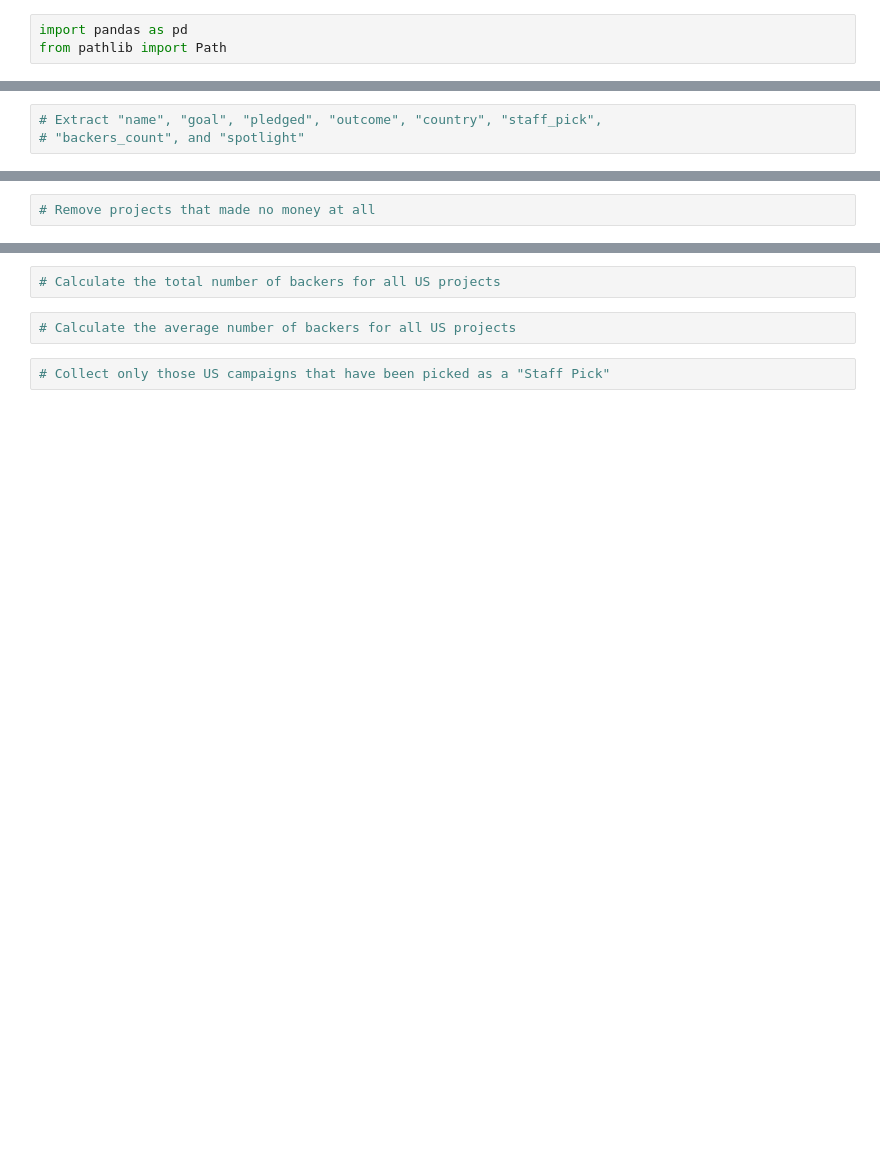
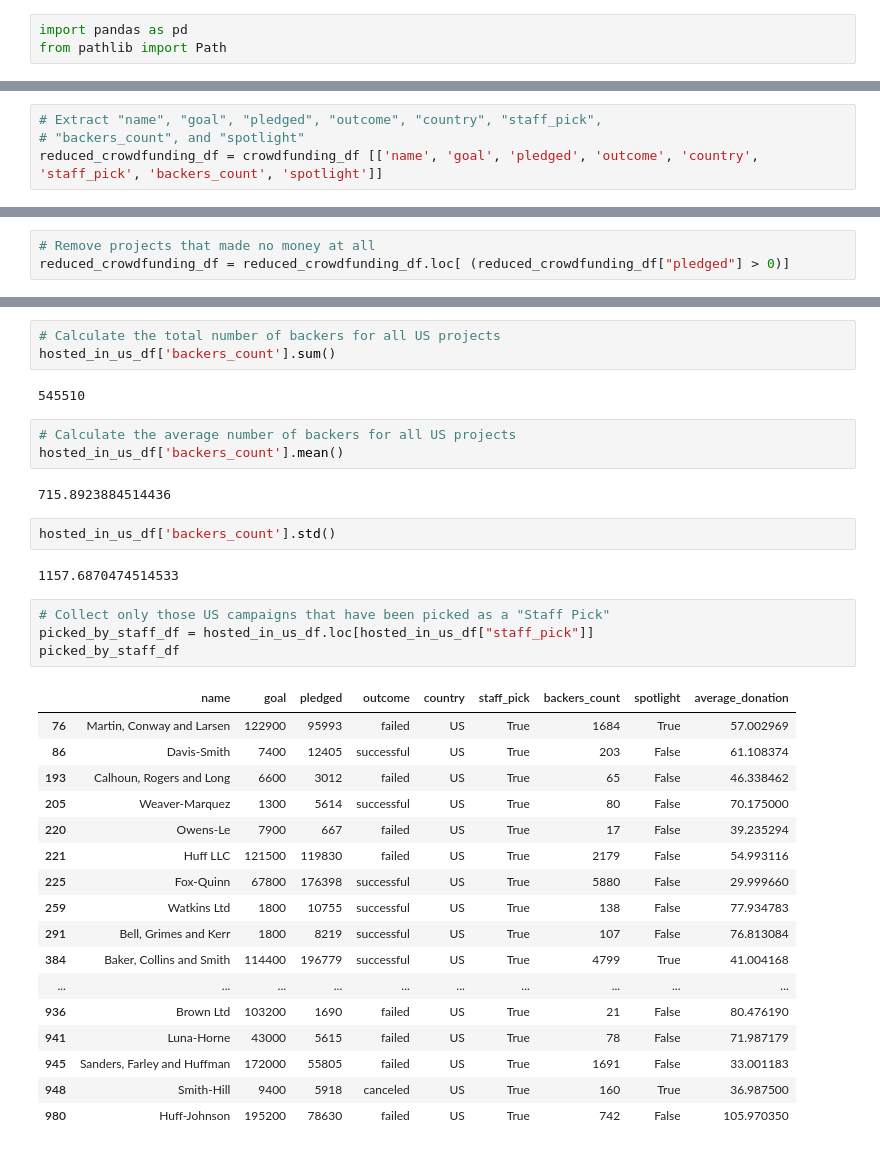
Before and after one commit to DylanSui799/UCBBootCampWork, a Jupyter notebook: 01-Sessions/04-Data-Analysis-Pandas/3/Activities/06-Evr_Crowdfunding_Cleaning/Unsolved/crowdfunding_cleaning.ipynb, the cells around one changed output, grey strips where cells are left out. Saved outputs shown, nothing was run; the diff lists cells and outputs as text; blank space fills up the shorter version.

```diff
--- a/01-Sessions/04-Data-Analysis-Pandas/3/Activities/06-Evr_Crowdfunding_Cleaning/Unsolved/crowdfunding_cleaning.ipynb
+++ b/01-Sessions/04-Data-Analysis-Pandas/3/Activities/06-Evr_Crowdfunding_Cleaning/Unsolved/crowdfunding_cleaning.ipynb
@@ -10,3 +26,4 @@ from pathlib import Path
 # %%
 # Extract "name", "goal", "pledged", "outcome", "country", "staff_pick",
 # "backers_count", and "spotlight"
+reduced_crowdfunding_df = crowdfunding_df [['name', 'goal', 'pledged', 'outcome', 'country',  'staff_pick', 'backers_count', 'spotlight']]
@@ -13,2 +46,3 @@ from pathlib import Path
 # %%
 # Remove projects that made no money at all
+reduced_crowdfunding_df = reduced_crowdfunding_df.loc[ (reduced_crowdfunding_df["pledged"] > 0)]
@@ -33,6 +142,36 @@ from pathlib import Path
 # %%
 # Calculate the total number of backers for all US projects
+hosted_in_us_df['backers_count'].sum()
+# %% [output]
+545510
 # %%
 # Calculate the average number of backers for all US projects
+hosted_in_us_df['backers_count'].mean()
+# %% [output]
+715.8923884514436
+# %%
+hosted_in_us_df['backers_count'].std()
+# %% [output]
+1157.6870474514533
 # %%
 # Collect only those US campaigns that have been picked as a "Staff Pick"
+picked_by_staff_df = hosted_in_us_df.loc[hosted_in_us_df["staff_pick"]]
+picked_by_staff_df
+# %% [output]
+|  | name | goal | pledged | outcome | country | staff_pick | backers_count | spotlight | average_donation |
+| 76 | Martin, Conway and Larsen | 122900 | 95993 | failed | US | True | 1684 | True | 57.002969 |
+| 86 | Davis-Smith | 7400 | 12405 | successful | US | True | 203 | False | 61.108374 |
+| 193 | Calhoun, Rogers and Long | 6600 | 3012 | failed | US | True | 65 | False | 46.338462 |
+| 205 | Weaver-Marquez | 1300 | 5614 | successful | US | True | 80 | False | 70.175000 |
+| 220 | Owens-Le | 7900 | 667 | failed | US | True | 17 | False | 39.235294 |
+| 221 | Huff LLC | 121500 | 119830 | failed | US | True | 2179 | False | 54.993116 |
+| 225 | Fox-Quinn | 67800 | 176398 | successful | US | True | 5880 | False | 29.999660 |
+| 259 | Watkins Ltd | 1800 | 10755 | successful | US | True | 138 | False | 77.934783 |
+| 291 | Bell, Grimes and Kerr | 1800 | 8219 | successful | US | True | 107 | False | 76.813084 |
+| 384 | Baker, Collins and Smith | 114400 | 196779 | successful | US | True | 4799 | True | 41.004168 |
+| ... | ... | ... | ... | ... | ... | ... | ... | ... | ... |
+| 936 | Brown Ltd | 103200 | 1690 | failed | US | True | 21 | False | 80.476190 |
+| 941 | Luna-Horne | 43000 | 5615 | failed | US | True | 78 | False | 71.987179 |
+| 945 | Sanders, Farley and Huffman | 172000 | 55805 | failed | US | True | 1691 | False | 33.001183 |
+| 948 | Smith-Hill | 9400 | 5918 | canceled | US | True | 160 | True | 36.987500 |
+| 980 | Huff-Johnson | 195200 | 78630 | failed | US | True | 742 | False | 105.970350 |
```
Also changed, not shown: parts of 19 cells of this notebook, 8 other files.
